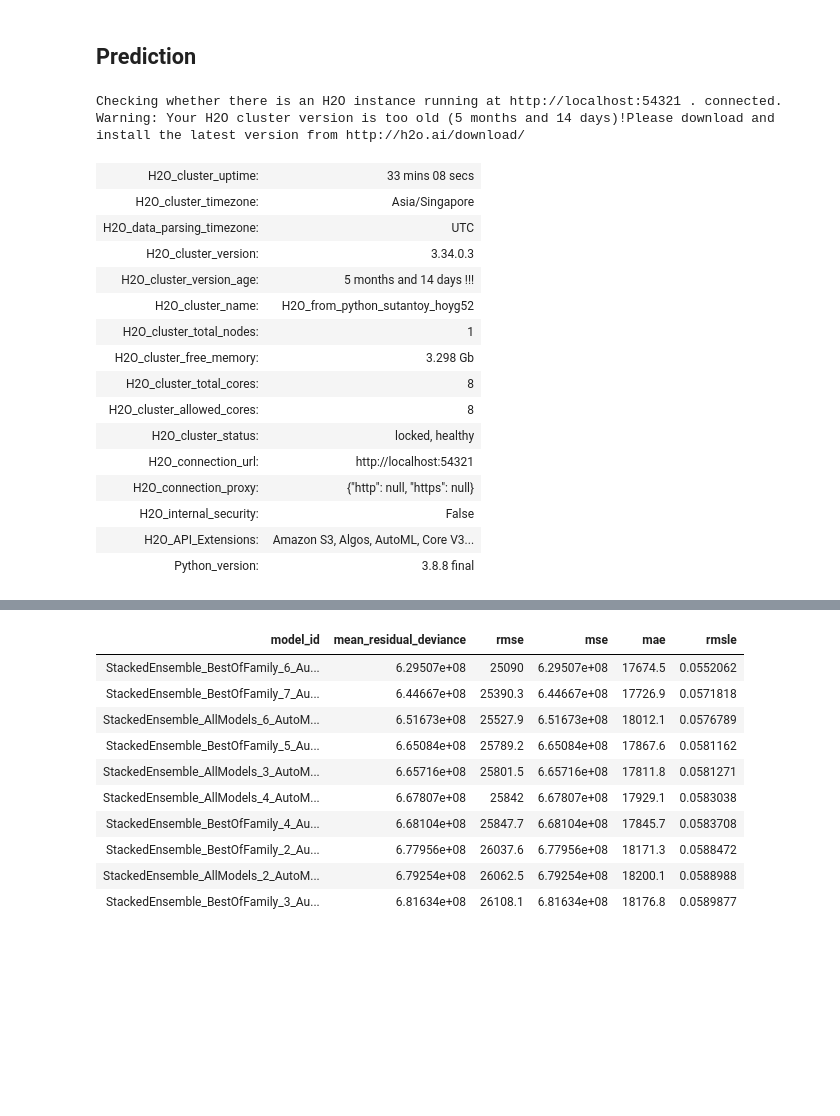
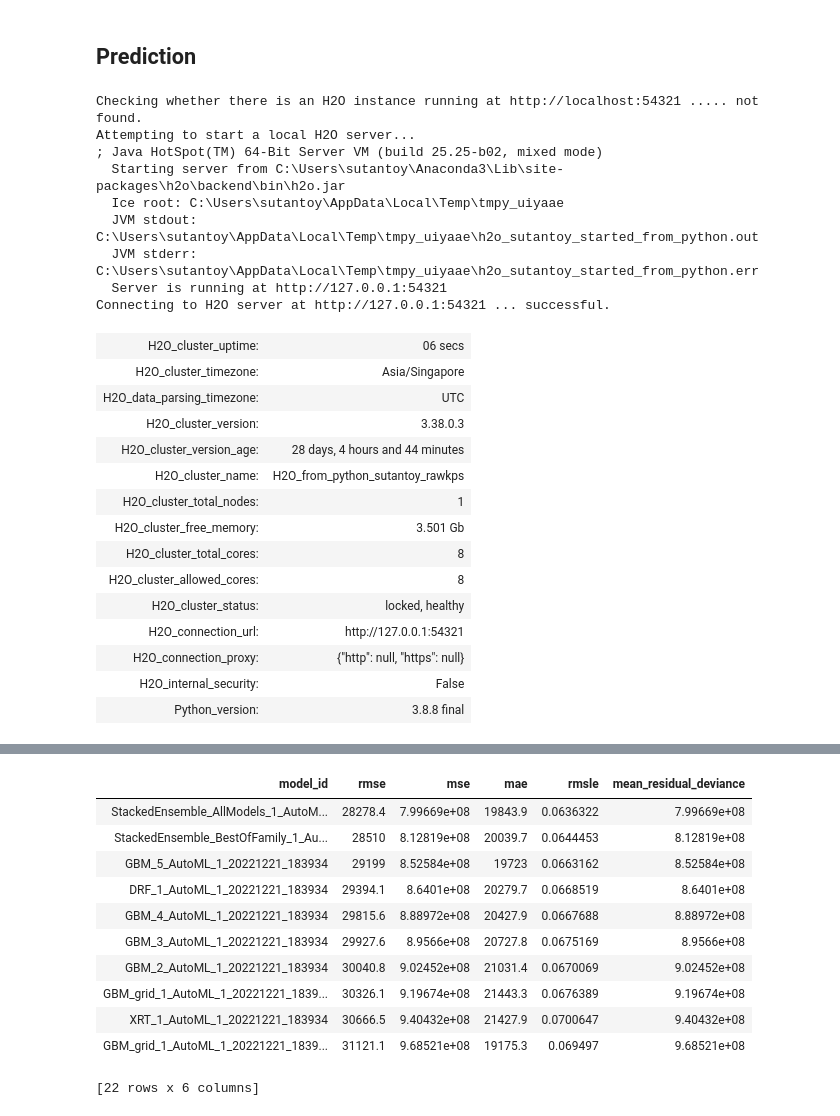
Before and after one commit to daphne-jr/rooroo, a Jupyter notebook: Analysis.ipynb, the cells around one changed output, grey strips where cells are left out. Saved outputs shown, nothing was run; the diff lists cells and outputs as text; code cells hidden in the pictures; blank space fills up the shorter version.

```diff
--- a/Analysis.ipynb
+++ b/Analysis.ipynb
@@ -388,13 +407,31 @@ plt.show()
 # %%
 df = pd.read_csv('processed_df2.csv')
 
-# monthly_average = ts_df.reset_index().loc[:,['resale registration date', 'resale price ($)']]
-# monthly_average.rename(columns={"resale price ($)": "monthly average resale price ($)"}, inplace=True)
-# df = df.merge(monthly_average, on='resale registration date')
+kmeans = KMeans(n_clusters=3)
+df['cluster'] = kmeans.fit_predict(df[['lat', 'lng']])
+df.drop(columns=['lat', 'lng'], inplace=True)
+df['cluster'] = df['cluster'].astype("category")
+df = pd.get_dummies(df, columns=['area', 'flat model', 'nearest_mall', 'nearest_MRT', 'cluster'])
 
-# df['resale month'] = df['resale registration date'].dt.month.astype('object')
+# To add seasonal/trend factors to the prediction
+df['resale registration date'] = df['resale registration date'].apply(
+    lambda x: pd.to_datetime(x, format='%b-%y') if len(x)==6 else pd.to_datetime(x))
+monthly_average = ts_df.reset_index().loc[:,['resale registration date', 'resale price ($)']]
+monthly_average.rename(columns={"resale price ($)": "monthly average resale price ($)"}, inplace=True)
+df = df.merge(monthly_average, on='resale registration date')
 
+df['resale month'] = df['resale registration date'].dt.month.astype('object')
 df.drop(columns = 'resale registration date', inplace=True)
+
+# Feature Selection
+X = df.drop(columns=['resale price ($)'])
+y = df[['resale price ($)']]
+reg_tree = ExtraTreesRegressor(n_estimators=50).fit(X, y)
+model = SelectFromModel(reg_tree, prefit=True, max_features=15)
+X = X.iloc[:,list(model.get_support())]
+X.columns = X.columns.str.replace(' ','_').str.replace('[','_')
+y.columns = y.columns.str.replace(' ','_').str.replace('[','_')
+df = pd.concat([X, y], axis=1)
 # %% [markdown]
 ### Correlation
 # %%
@@ -505,30 +494,36 @@ plt.show()
 # %% [markdown]
 ## Prediction
 # %%
-x_train, x_test, y_train, y_test = train_test_split(x, y, train_size=0.7, random_state=0)
+X_train, X_test, y_train, y_test = train_test_split(X, y, train_size=0.7, random_state=0)
 
 h2o.init()
 aml = H2OAutoML(max_models=20, seed=0)
-aml.train(x=list(x.columns), y=list(y.columns)[0], training_frame=h2o.H2OFrame(pd.concat([x_train, y_train], axis=1)))
+aml.train(x=list(X.columns), y=list(y.columns)[0], training_frame=h2o.H2OFrame(pd.concat([X_train, y_train], axis=1)))
 
 aml.leaderboard
 # %% [output]
-Checking whether there is an H2O instance running at http://localhost:54321 . connected.
-Warning: Your H2O cluster version is too old (5 months and 14 days)!Please download and install the latest version from http://h2o.ai/download/
+Checking whether there is an H2O instance running at http://localhost:54321 ..... not found.
+Attempting to start a local H2O server...
+; Java HotSpot(TM) 64-Bit Server VM (build 25.25-b02, mixed mode)
+  Starting server from C:\Users\sutantoy\Anaconda3\Lib\site-packages\h2o\backend\bin\h2o.jar
+  Ice root: C:\Users\sutantoy\AppData\Local\Temp\tmpy_uiyaae
+  JVM stdout: C:\Users\sutantoy\AppData\Local\Temp\tmpy_uiyaae\h2o_sutantoy_started_from_python.out
+  JVM stderr: C:\Users\sutantoy\AppData\Local\Temp\tmpy_uiyaae\h2o_sutantoy_started_from_python.err
+  Server is running at http://127.0.0.1:54321
+Connecting to H2O server at http://127.0.0.1:54321 ... successful.
-| H2O_cluster_uptime: | 33 mins 08 secs |
+| H2O_cluster_uptime: | 06 secs |
 | H2O_cluster_timezone: | Asia/Singapore |
 | H2O_data_parsing_timezone: | UTC |
-| H2O_cluster_version: | 3.34.0.3 |
-| H2O_cluster_version_age: | 5 months and 14 days !!! |
-| H2O_cluster_name: | H2O_from_python_sutantoy_hoyg52 |
+| H2O_cluster_version: | 3.38.0.3 |
+| H2O_cluster_version_age: | 28 days, 4 hours and 44 minutes |
+| H2O_cluster_name: | H2O_from_python_sutantoy_rawkps |
 | H2O_cluster_total_nodes: | 1 |
-| H2O_cluster_free_memory: | 3.298 Gb |
+| H2O_cluster_free_memory: | 3.501 Gb |
 | H2O_cluster_total_cores: | 8 |
 | H2O_cluster_allowed_cores: | 8 |
 | H2O_cluster_status: | locked, healthy |
-| H2O_connection_url: | http://localhost:54321 |
+| H2O_connection_url: | http://127.0.0.1:54321 |
 | H2O_connection_proxy: | {"http": null, "https": null} |
 | H2O_internal_security: | False |
-| H2O_API_Extensions: | Amazon S3, Algos, AutoML, Core V3... |
 | Python_version: | 3.8.8 final |
 Parse progress: |████████████████████████████████████████████████████████████████| (done) 100%
@@ -541,12 +534,13 @@ AutoML progress: |█
-| model_id | mean_residual_deviance | rmse | mse | mae | rmsle |
-| StackedEnsemble_BestOfFamily_6_Au... | 6.29507e+08 | 25090 | 6.29507e+08 | 17674.5 | 0.0552062 |
-| StackedEnsemble_BestOfFamily_7_Au... | 6.44667e+08 | 25390.3 | 6.44667e+08 | 17726.9 | 0.0571818 |
-| StackedEnsemble_AllModels_6_AutoM... | 6.51673e+08 | 25527.9 | 6.51673e+08 | 18012.1 | 0.0576789 |
-| StackedEnsemble_BestOfFamily_5_Au... | 6.65084e+08 | 25789.2 | 6.65084e+08 | 17867.6 | 0.0581162 |
-| StackedEnsemble_AllModels_3_AutoM... | 6.65716e+08 | 25801.5 | 6.65716e+08 | 17811.8 | 0.0581271 |
-| StackedEnsemble_AllModels_4_AutoM... | 6.67807e+08 | 25842 | 6.67807e+08 | 17929.1 | 0.0583038 |
-| StackedEnsemble_BestOfFamily_4_Au... | 6.68104e+08 | 25847.7 | 6.68104e+08 | 17845.7 | 0.0583708 |
-| StackedEnsemble_BestOfFamily_2_Au... | 6.77956e+08 | 26037.6 | 6.77956e+08 | 18171.3 | 0.0588472 |
-| StackedEnsemble_AllModels_2_AutoM... | 6.79254e+08 | 26062.5 | 6.79254e+08 | 18200.1 | 0.0588988 |
-| StackedEnsemble_BestOfFamily_3_Au... | 6.81634e+08 | 26108.1 | 6.81634e+08 | 18176.8 | 0.0589877 |
+| model_id | rmse | mse | mae | rmsle | mean_residual_deviance |
+| StackedEnsemble_AllModels_1_AutoM... | 28278.4 | 7.99669e+08 | 19843.9 | 0.0636322 | 7.99669e+08 |
+| StackedEnsemble_BestOfFamily_1_Au... | 28510 | 8.12819e+08 | 20039.7 | 0.0644453 | 8.12819e+08 |
+| GBM_5_AutoML_1_20221221_183934 | 29199 | 8.52584e+08 | 19723 | 0.0663162 | 8.52584e+08 |
+| DRF_1_AutoML_1_20221221_183934 | 29394.1 | 8.6401e+08 | 20279.7 | 0.0668519 | 8.6401e+08 |
+| GBM_4_AutoML_1_20221221_183934 | 29815.6 | 8.88972e+08 | 20427.9 | 0.0667688 | 8.88972e+08 |
+| GBM_3_AutoML_1_20221221_183934 | 29927.6 | 8.9566e+08 | 20727.8 | 0.0675169 | 8.9566e+08 |
+| GBM_2_AutoML_1_20221221_183934 | 30040.8 | 9.02452e+08 | 21031.4 | 0.0670069 | 9.02452e+08 |
+| GBM_grid_1_AutoML_1_20221221_1839... | 30326.1 | 9.19674e+08 | 21443.3 | 0.0676389 | 9.19674e+08 |
+| XRT_1_AutoML_1_20221221_183934 | 30666.5 | 9.40432e+08 | 21427.9 | 0.0700647 | 9.40432e+08 |
+| GBM_grid_1_AutoML_1_20221221_1839... | 31121.1 | 9.68521e+08 | 19175.3 | 0.069497 | 9.68521e+08 |
+[22 rows x 6 columns]
 # %%
```
Also changed, not shown: parts of 21 cells of this notebook, 4 other files.
